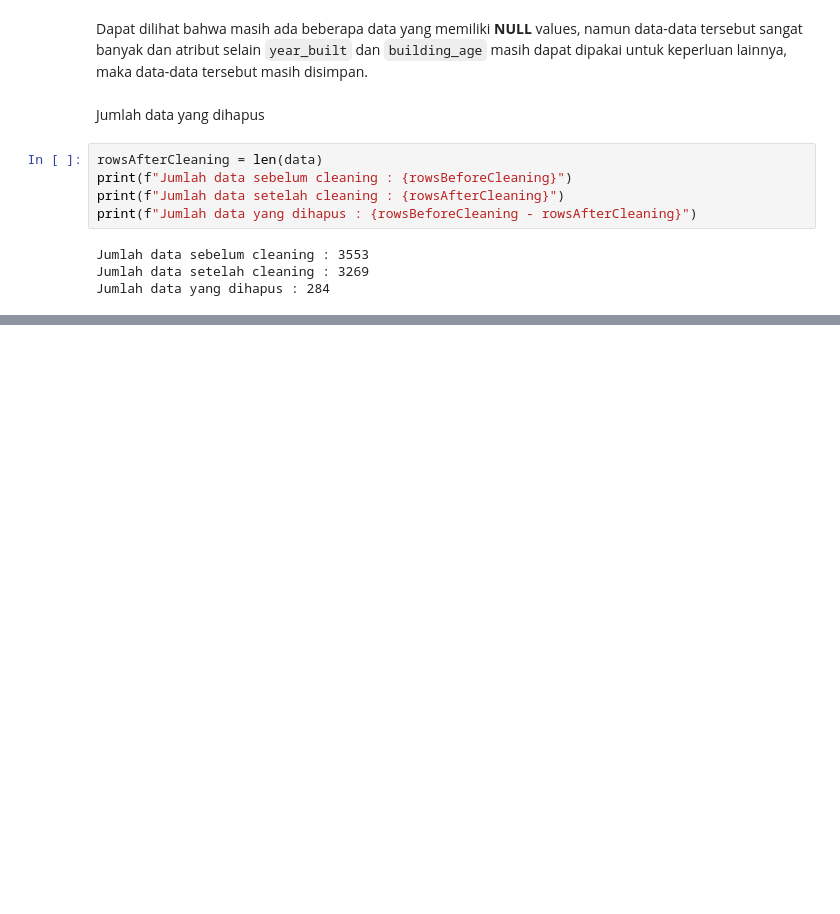
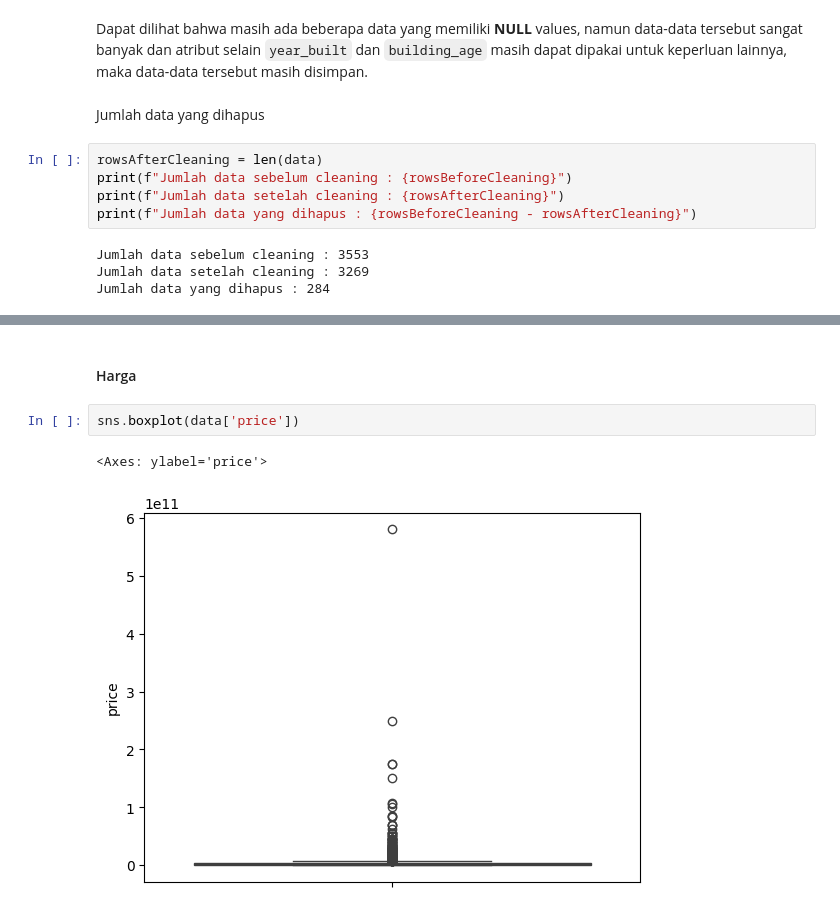
Before and after one commit to MuhGhifari/Prediksi-Harga-Rumah-Jabodetabek, a Jupyter notebook: PrediksiHargaRumahJabodetabek.ipynb, the cells around one changed output, grey strips where cells are left out. Drawn from its saved outputs; the diff is of its cells as text; blank space fills up the shorter version.

```diff
--- a/PrediksiHargaRumahJabodetabek.ipynb
+++ b/PrediksiHargaRumahJabodetabek.ipynb
@@ -180,0 +276,7 @@ Jumlah data yang dihapus : 284
+# %% [markdown]
+#### Harga
+# %%
+sns.boxplot(data['price'])
+# %% [output]
+<Axes: ylabel='price'>
+[figure, added]
```
Also changed, not shown: parts of 21 cells of this notebook.
